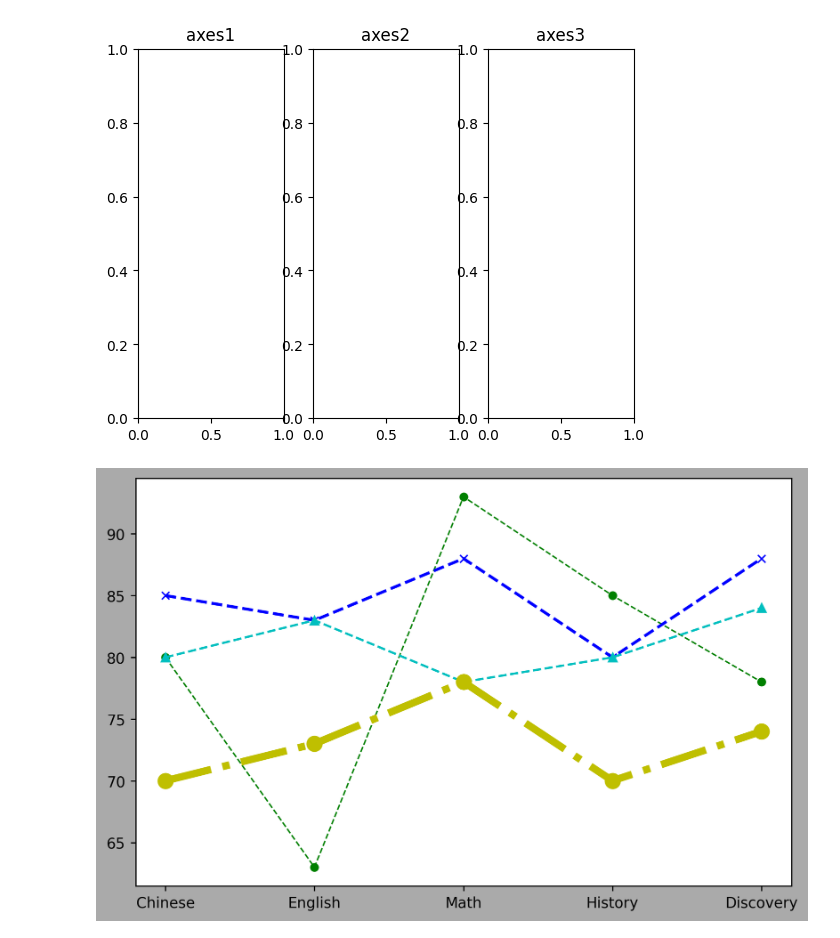
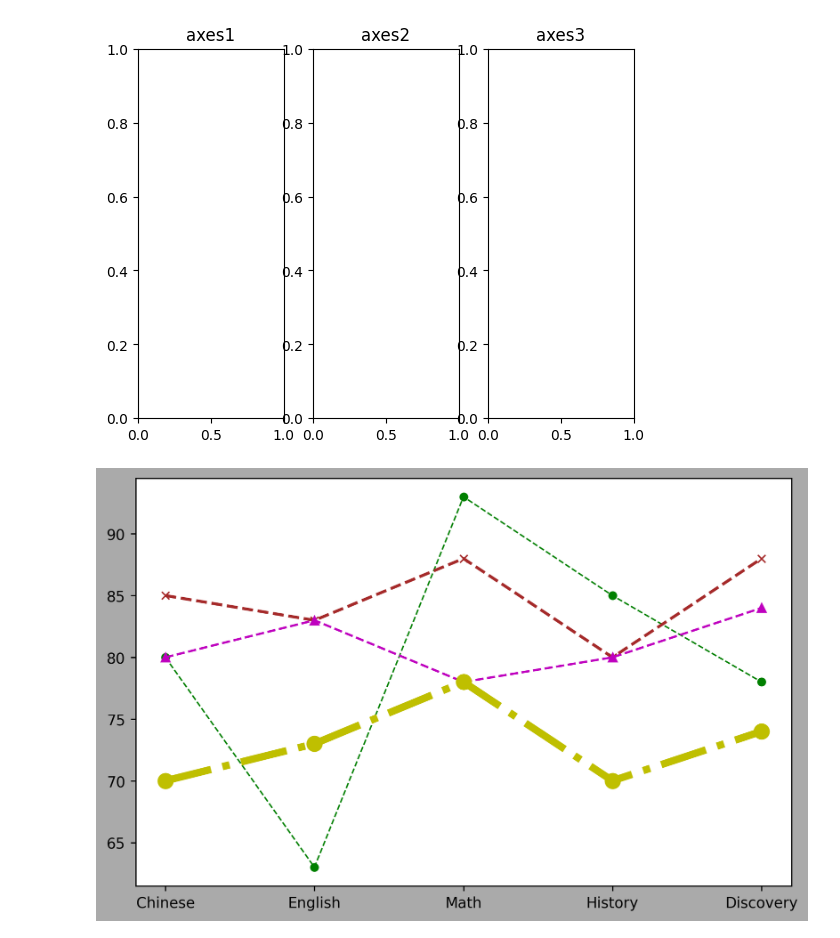
Before and after one commit to viviennemi/python--2, a Jupyter notebook: lesson07290.ipynb, the cells around one changed output. Drawn from its saved outputs; the diff is of its cells as text; code cells hidden in the pictures.

```diff
--- a/lesson07290.ipynb
+++ b/lesson07290.ipynb
@@ -43,24 +43,25 @@ Text(0.5, 1.0, 'axes3')
 # %%
 student1 = {'Chinese':80, 'English': 63, 'Math':93, 'History':85, 'Discovery':78}
 student2 ={'Chinese':85,'English':83,'Math':88,'History':80,'Discovery':88}
 student3 ={'Chinese':80,'English':83,'Math':78,'History':80,'Discovery':84}
 student4 ={'Chinese':70,'English':73,'Math':78,'History':70,'Discovery':74}
 subjects = list(student1.keys())
 value1 = list(student1.values())
 value2 = list(student2.values())
 value3 = list(student3.values())
 value4 = list(student4.values())
 ##顏色前面要加#一樣的字母6個就為灰色底
 figure = plt.figure(figsize=(8.0,5.0),dpi=250.0,facecolor="#aaaaaa")
 ax = figure.add_subplot()
 ax.plot(subjects, value1,'go--', linewidth=1, markersize=5)
-ax.plot(subjects,value2,color='blue', marker='x', linestyle='--',
+ax.plot(subjects,value2,color='brown', marker='x', linestyle='--',
      linewidth=2, markersize=5)
 #The optional parameter fmt is a convenient way for defining basic formatting like color, marker and linestyle.
 #顏色。標記跟線條的部分可以不需要給定義直接寫出來讓程式判斷，其他的部分都需要寫出名稱作為定義。
 #It's a shortcut string notation described in the Notes section below.
-ax.plot(subjects, value3,'c--^')
+#顏色的定義https://matplotlib.org/stable/gallery/color/named_colors.html
+ax.plot(subjects, value3,'m--^')
 ax.plot(subjects, value4,'y-.o',linewidth=5,markersize=10)
 plt.show()
 # %% [output]
-[figure, old version]
+[figure, new version]
```
